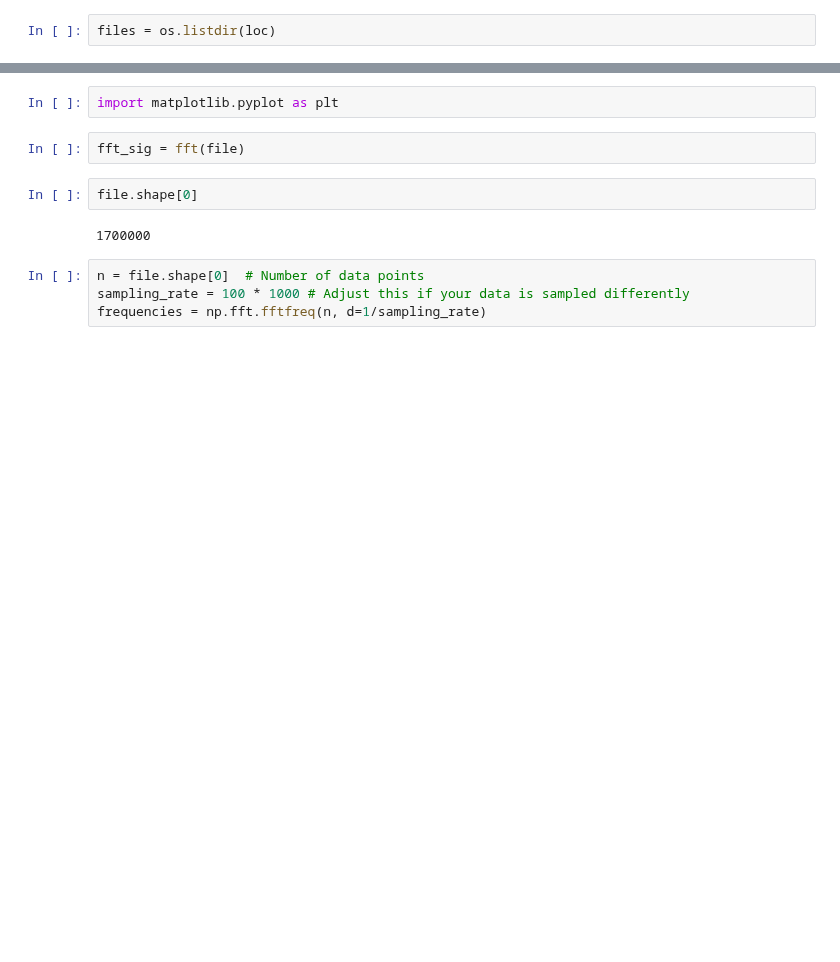
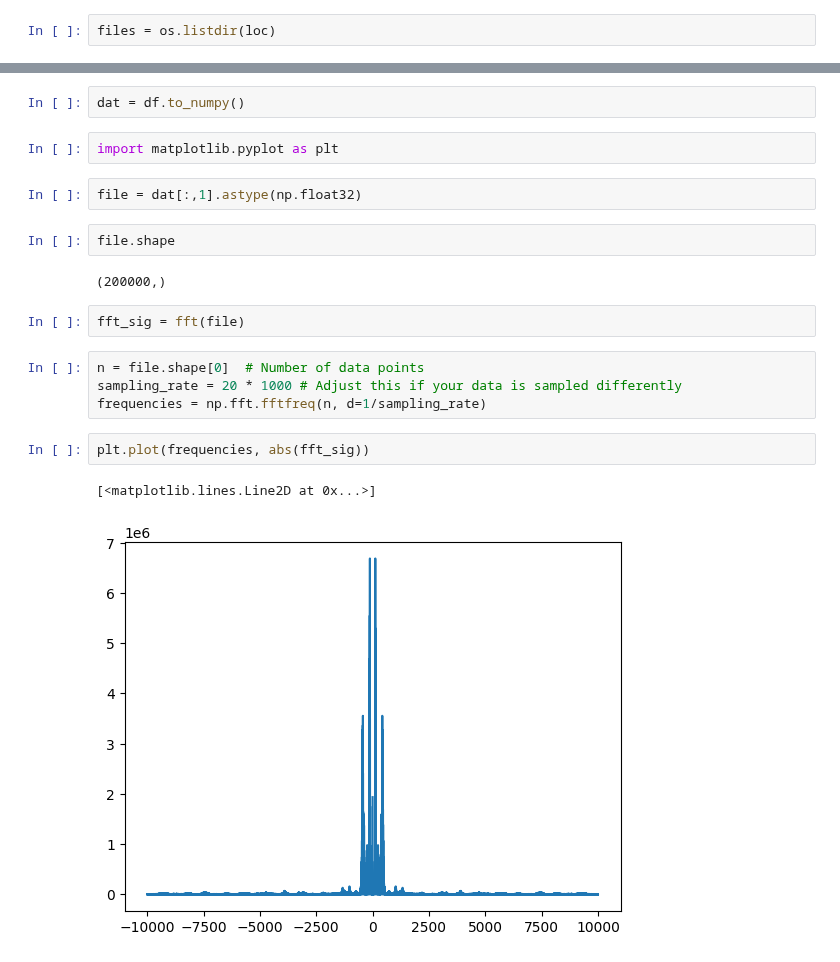
Before and after one commit to CaffineAddic/Wavelet_transforms_in_schlieren_flame_images, a Jupyter notebook: IIST_data/Pressure_data_1.ipynb, the cells around one changed output, grey strips where cells are left out. Saved outputs shown, nothing was run; the diff lists cells and outputs as text; blank space fills up the shorter version.

```diff
--- a/IIST_data/Pressure_data_1.ipynb
+++ b/IIST_data/Pressure_data_1.ipynb
@@ -15,14 +35,23 @@ file.max()
+# %%
+dat = df.to_numpy()
 # %%
 import matplotlib.pyplot as plt
+# %%
+file = dat[:,1].astype(np.float32)
+# %%
+file.shape
+# %% [output]
+(200000,)
 # %%
 fft_sig = fft(file)
-# %%
-file.shape[0]
-# %% [output]
-1700000
 # %%
 n = file.shape[0]  # Number of data points
-sampling_rate = 100 * 1000 # Adjust this if your data is sampled differently
+sampling_rate = 20 * 1000 # Adjust this if your data is sampled differently
 frequencies = np.fft.fftfreq(n, d=1/sampling_rate)
+# %%
+plt.plot(frequencies, abs(fft_sig))
+# %% [output]
+[<matplotlib.lines.Line2D at 0x...>]
+[figure, added]
 # %%
 plt.plot(frequencies, abs(fft_sig))
```
Also changed, not shown: parts of 7 cells of this notebook, 1 other file.
